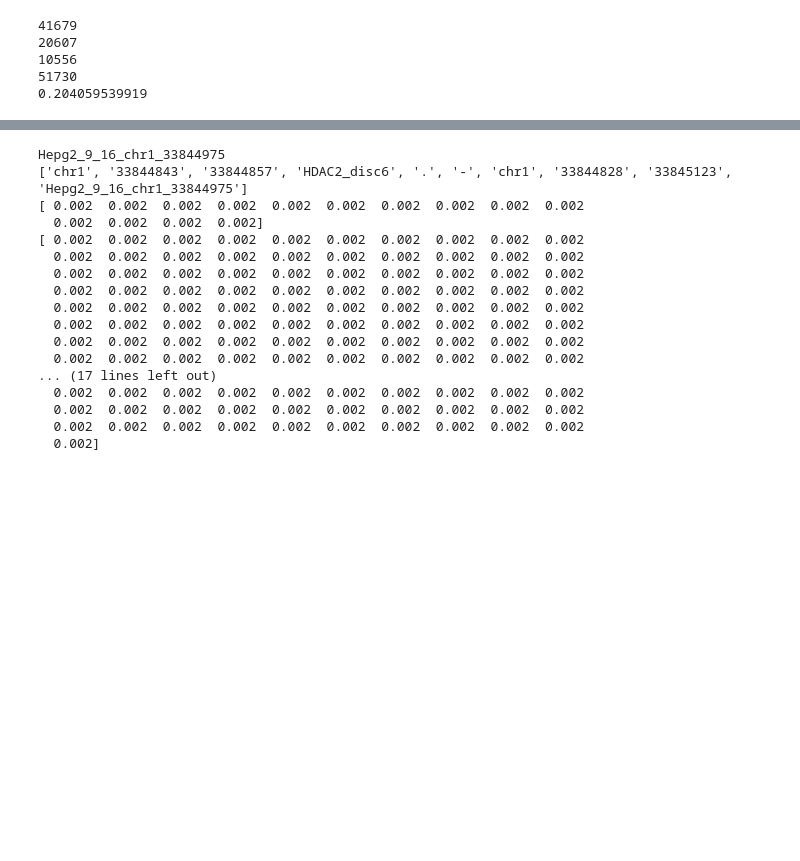
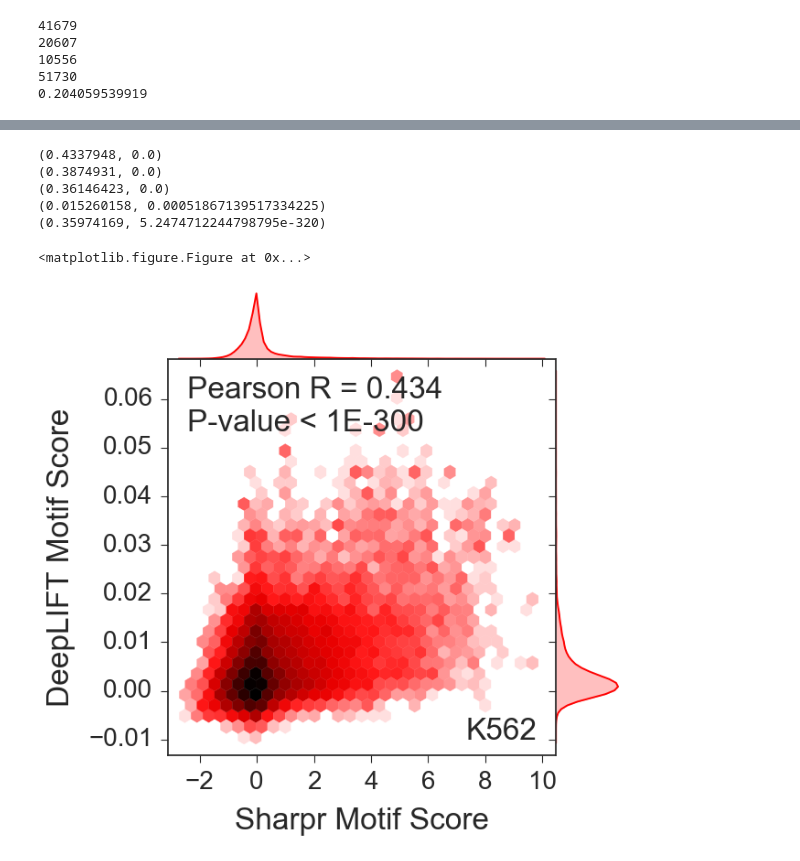
Before and after one commit to kundajelab/mpra, a Jupyter notebook: deeplearn/scripts/Sharpr DeepLIFT Scoring Validation.ipynb, the cells around one changed output, grey strips where cells are left out. Saved outputs shown, nothing was run; the diff lists cells and outputs as text; code cells hidden in the pictures; blank space fills up the shorter version.

```diff
--- a/deeplearn/scripts/Sharpr DeepLIFT Scoring Validation.ipynb
+++ b/deeplearn/scripts/Sharpr DeepLIFT Scoring Validation.ipynb
@@ -965,7 +848,7 @@ for task_idx in task_to_deeplift_summedscores:
     motif_scores[task_idx] = {}
     motifwcontext_scores[task_idx] = {}
 
-motifPath = '/scratch/users/rmovva/mpra/data/pouya_motif_matches/'
+motifPath = os.environ.get("OAKMPRA") + '/data/pouya_motif_matches/'
 motifsToScore = open(motifPath + 'sharprtrain_motif_intersection_all.txt', 'r')
 i = 0
 t0 = time.time()
@@ -2015,23 +1991,48 @@ print -1*np.log10(sharprPVals[:100])
-# %%
-print region
-print motif
-print motifSharprScores
-print backgroundSharprScores
-# %% [output]
-Hepg2_9_16_chr1_33844975
-['chr1', '33844843', '33844857', 'HDAC2_disc6', '.', '-', 'chr1', '33844828', '33845123', 'Hepg2_9_16_chr1_33844975']
-[ 0.002  0.002  0.002  0.002  0.002  0.002  0.002  0.002  0.002  0.002
-  0.002  0.002  0.002  0.002]
-[ 0.002  0.002  0.002  0.002  0.002  0.002  0.002  0.002  0.002  0.002
-  0.002  0.002  0.002  0.002  0.002  0.002  0.002  0.002  0.002  0.002
-  0.002  0.002  0.002  0.002  0.002  0.002  0.002  0.002  0.002  0.002
-  0.002  0.002  0.002  0.002  0.002  0.002  0.002  0.002  0.002  0.002
-  0.002  0.002  0.002  0.002  0.002  0.002  0.002  0.002  0.002  0.002
-  0.002  0.002  0.002  0.002  0.002  0.002  0.002  0.002  0.002  0.002
-  0.002  0.002  0.002  0.002  0.002  0.002  0.002  0.002  0.002  0.002
-  0.002  0.002  0.002  0.002  0.002  0.002  0.002  0.002  0.002  0.002
-... (17 lines left out)
-  0.002  0.002  0.002  0.002  0.002  0.002  0.002  0.002  0.002  0.002
-  0.002  0.002  0.002  0.002  0.002  0.002  0.002  0.002  0.002  0.002
-  0.002  0.002  0.002  0.002  0.002  0.002  0.002  0.002  0.002  0.002
-  0.002]
+# %%
+from scipy.stats import pearsonr
+
+unionIdxs = np.logical_or(deepliftHits, sharprHits)
+intersectionIdxs = np.logical_and(deepliftHits, sharprHits)
+deepliftMeanMotifScores = np.array(deepliftMeanMotifScores)
+sharprMeanMotifScores = np.array(sharprMeanMotifScores)
+
+print pearsonr(deepliftMeanMotifScores, sharprMeanMotifScores)
+print pearsonr(deepliftMeanMotifScores[deepliftHits], sharprMeanMotifScores[deepliftHits])
+print pearsonr(deepliftMeanMotifScores[sharprHits], sharprMeanMotifScores[sharprHits])
+print pearsonr(deepliftMeanMotifScores[unionIdxs], sharprMeanMotifScores[unionIdxs])
+print pearsonr(deepliftMeanMotifScores[intersectionIdxs], sharprMeanMotifScores[intersectionIdxs])
+# %% [output]
+(0.4337948, 0.0)
+(0.3874931, 0.0)
+(0.36146423, 0.0)
+(0.015260158, 0.00051867139517334225)
+(0.35974169, 5.2474712244798795e-320)
+# %%
+from plot_functions import jointplot
+
+jointplot(vals1 = np.array(sharprMeanMotifScores),
+          vals2 = np.array(deepliftMeanMotifScores),
+          out_pdf = ("../plots/deeplift/motif_scatterplots/"
+                      "sharprDeepliftMotifScoreCorrelation_pearsonr_hex_719"),
+          show = True,
+          cor = 'pearsonr',
+          square = False,
+          despine = False,
+          x_label = "Sharpr Motif Score",
+          y_label = "DeepLIFT Motif Score",
+          figsize = 6,
+          ratio = 6,
+          dpi = 500,
+          color = '#ff0000',
+          kde = True,
+          bw = 'scott',
+          hexbin = True,
+          bincount = 30,
+          flipAnnotations = False,
+          annot = "K562",
+          axfont = 24,
+          tickfont = 20
+         )
+# %% [output]
+<matplotlib.figure.Figure at 0x...>
+[figure, added]
```
Also changed, not shown: parts of 27 cells of this notebook, 9 other files.
